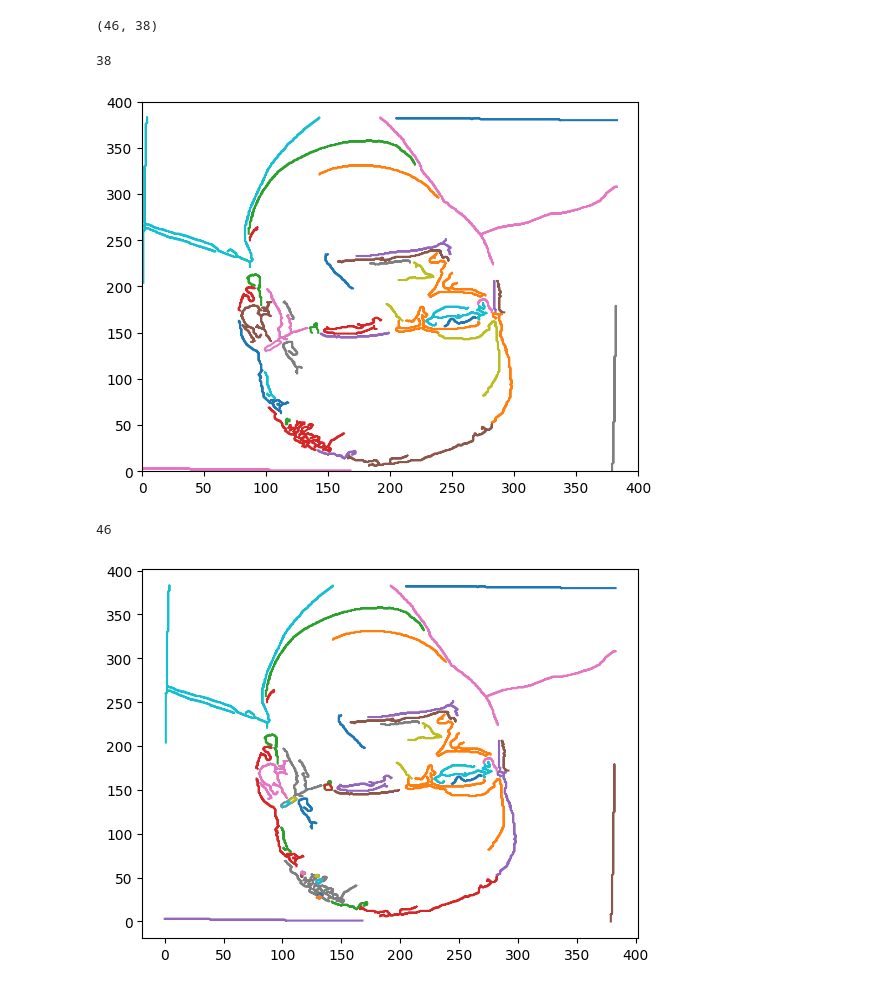
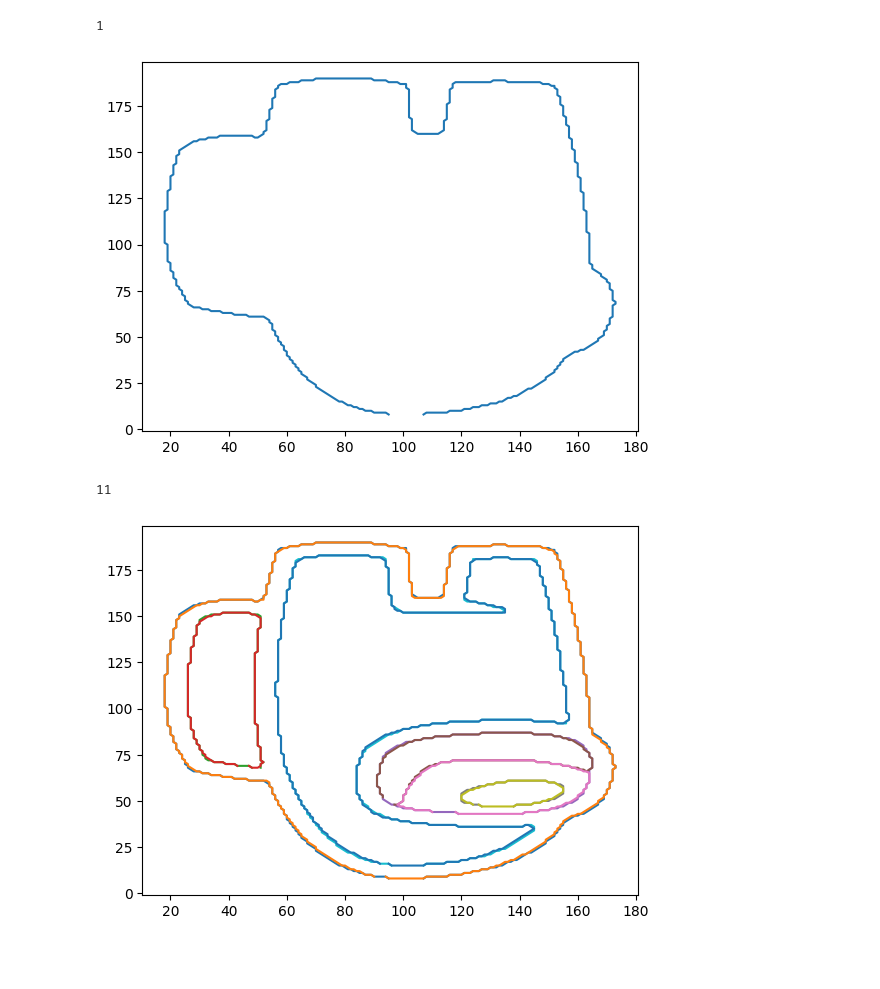
Before and after one commit to Miekale/ArticusMaximus, a Jupyter notebook: python_edge_detection/edge_detection_test.ipynb, the cells around one changed output. Drawn from its saved outputs; the diff is of its cells as text; code cells hidden in the pictures; blank space fills up the shorter version.

```diff
--- a/python_edge_detection/edge_detection_test.ipynb
+++ b/python_edge_detection/edge_detection_test.ipynb
@@ -3,8 +3,8 @@ import matplotlib.pyplot as plt
 import numpy as np
 import cv2
 # %%
-image = cv2.imread(r"C:\Users\markd\Documents\GitHub\ArticusMaximus\python_edge_detection\sample_images\goat.jpg")
-image = cv2.resize(image, (int(image.shape[1]/2), int(image.shape[0]/2)), interpolation=cv2.INTER_AREA)
+image = cv2.imread(r"C:\Users\markd\Documents\GitHub\ArticusMaximus\python_edge_detection\sample_images\amogus.png")
+image = cv2.resize(image, (200, 200), interpolation=cv2.INTER_AREA)
 cv2.imshow("image", image)
 cv2.waitKey(0)
 cv2.destroyAllWindows()
@@ -42,58 +42,48 @@ cv2.destroyAllWindows()
 # Contour detection
 contours, hierarchy = cv2.findContours(canny_blur,
     cv2.RETR_TREE , cv2.CHAIN_APPROX_NONE)
-# %%
-# Contour pre-processing
-#[[Next, Previous, First_child, Parent]]
-parents = []
-children = []
-
-for index, contour_hierarchy in enumerate(hierarchy[0]):
-    if contour_hierarchy[3] == -1:
-        parents.append(index)
-
-parent_contours = []
-for i in parents:
-    parent_contours.append(contours[i])
-
-len(contours), len(parent_contours)
-# %% [output]
-(46, 38)
 # %%
 # All contours
 # Contour detection
 contours, hierarchy = cv2.findContours(canny_blur,
     cv2.RETR_EXTERNAL  , cv2.CHAIN_APPROX_SIMPLE)
 
 num_contours = len(contours)
 print(num_contours)
 for i in range(num_contours):
     contour_img = contours[i]
     if contour_img.shape[0] != 1:
         contour_img = np.squeeze(contour_img)
         # contour_img = cv2.flip(contour_img,0)
         plt.plot(contour_img[:,0], contour_img[:,1], label=f'{i}')
-        plt.xlim(0, 400)
-        plt.ylim(0, 400)
 plt.show()
 
-
-
-f.close()
 
 contours, hierarchy = cv2.findContours(canny_blur,
     cv2.RETR_TREE , cv2.CHAIN_APPROX_SIMPLE)
 
 num_contours = len(contours)
 print(num_contours)
 for i in range(num_contours):
     contour_img = cv2.flip(contours[i], 0)
     if contour_img.shape[0] != 1:
         contour_img = np.squeeze(contour_img)
         plt.plot(contour_img[:,0], contour_img[:,1], label=f'{i}')
 plt.show()
+
+# Write contours to file
+f = open("contour_output.txt", "w")
+k = 0
+for contour in contours:
+    f.write(f'---- CONTOUR {k} ----\n')
+    k += 1
+    for i in range(contour.shape[0]):
+        f.write(str(contour[i][0,0]))
+        f.write(" ")
+        f.write(str(contour[i][0,1]))
+        f.write(" \n")
 # %% [output]
-38
+1
-[figure, old version]
+[figure, new version]
-46
+11
-[figure, old version]
+[figure, new version]
```
Also changed, not shown: parts of 2 cells of this notebook, 2 other files.
